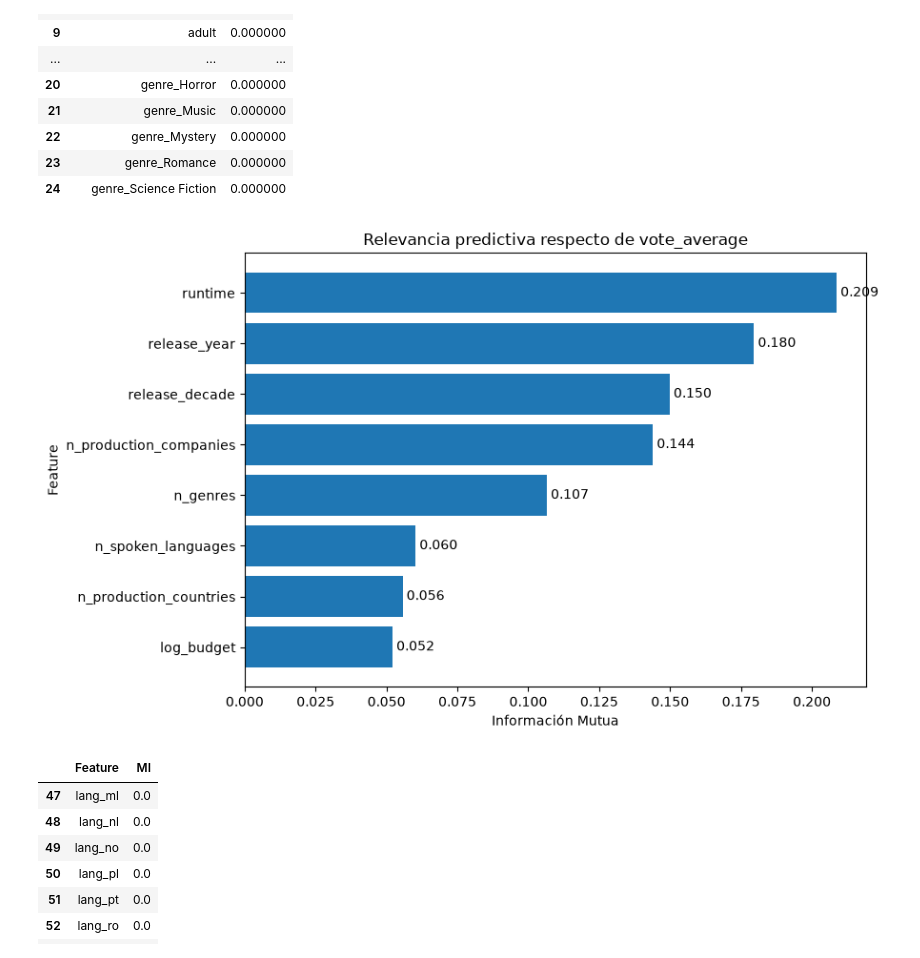
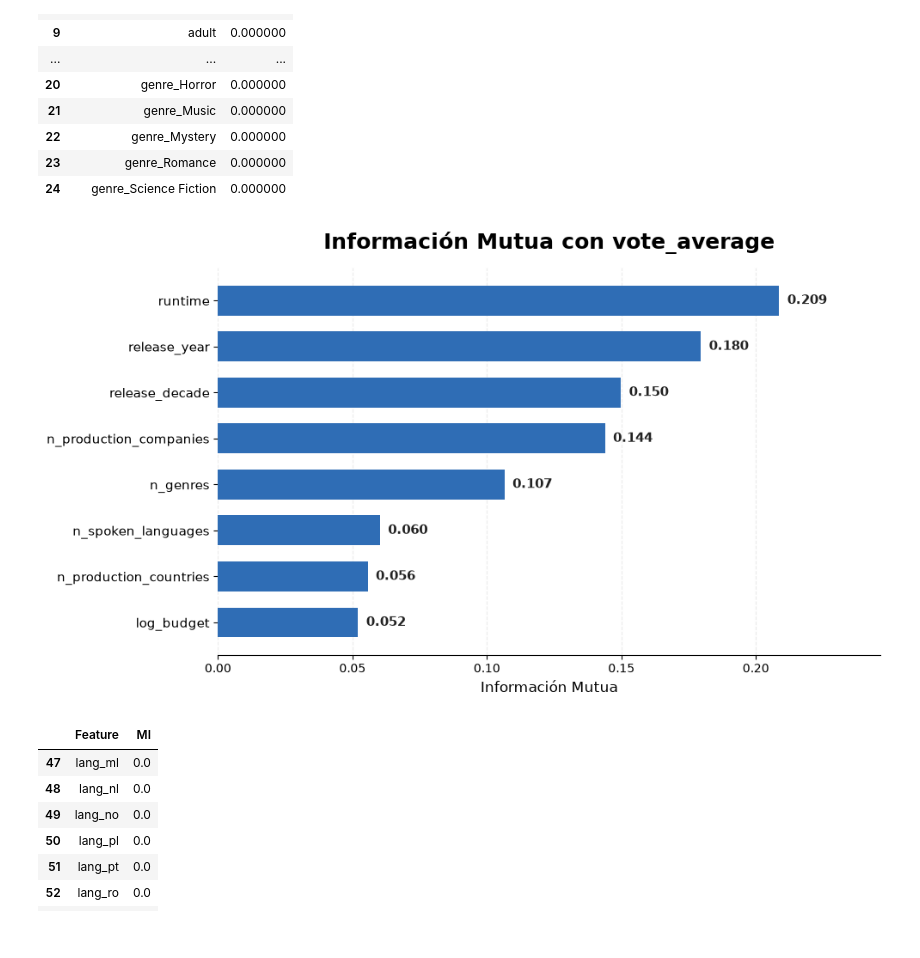
Before and after one commit to julifierens/ceia-analisis-datos-tmdb, a Jupyter notebook: notebooks/01_EDA_TMDB.ipynb, the cells around one changed output. Drawn from its saved outputs; the diff is of its cells as text; code cells hidden in the pictures.

```diff
--- a/notebooks/01_EDA_TMDB.ipynb
+++ b/notebooks/01_EDA_TMDB.ipynb
@@ -2610,46 +2709,86 @@ mi_results.head(25)
 | 23 | genre_Romance | 0.000000 |
 | 24 | genre_Science Fiction | 0.000000 |
 # %%
+# Se conservan únicamente las features con Información Mutua positiva
+# para facilitar la interpretación visual.
 mi_positive = (
-    mi_results[
-        mi_results["MI"] > 0
-    ]
+    mi_results[mi_results["MI"] > 0]
     .sort_values("MI")
 )
 
-fig, ax = plt.subplots(figsize=(9, 5.5))
+fig, ax = plt.subplots(figsize=(10, 5.7))
 
+# Barras horizontales
 bars = ax.barh(
     mi_positive["Feature"],
-    mi_positive["MI"]
+    mi_positive["MI"],
+    color="#2F6DB5",
+    height=0.65
 )
 
-ax.bar_label(
-    bars,
-    labels=[
-        f"{value:.3f}"
-        for value in mi_positive["MI"]
-    ],
-    padding=3
+# Valores al final de cada barra
+for bar, value in zip(bars, mi_positive["MI"]):
+    ax.text(
+        bar.get_width() + 0.003,
+        bar.get_y() + bar.get_height() / 2,
+        f"{value:.3f}",
+        va="center",
+        ha="left",
+        fontsize=11,
+        fontweight="bold",
+        color="#222222"
+    )
+
+# Título y ejes
+ax.set_title(
+    "Información Mutua con vote_average",
+    fontsize=18,
+    fontweight="bold",
+    pad=16
 )
 
-ax.set_xlabel("Información Mutua")
-ax.set_ylabel("Feature")
-ax.set_title(
-    "Relevancia predictiva respecto de vote_average"
+ax.set_xlabel(
+    "Información Mutua",
+    fontsize=12
 )
+
+ax.set_ylabel("")
+
+# Un poco de margen para las etiquetas
+ax.set_xlim(
+    0,
+    mi_positive["MI"].max() * 1.18
+)
+
+# Grilla suave
+ax.xaxis.grid(
+    True,
+    linestyle="--",
+    alpha=0.25
+)
+
+ax.set_axisbelow(True)
+
+# Limpiar bordes
+for spine in ["top", "right", "left"]:
+    ax.spines[spine].set_visible(False)
+
+ax.tick_params(axis="y", labelsize=11)
+ax.tick_params(axis="x", labelsize=10)
 
 plt.tight_layout()
 
+# Guardar para usar directamente en la presentación
 plt.savefig(
     FIGURES_PATH / "mutual_information.png",
     dpi=300,
-    bbox_inches="tight"
+    bbox_inches="tight",
+    facecolor="white"
 )
 
 plt.show()
 # %% [output]
-[figure, old version]
+[figure, new version]
 # %%
 mi_results.tail(15)
 # %% [output]
```
Also changed, not shown: parts of 2 cells of this notebook, 3 other files.
